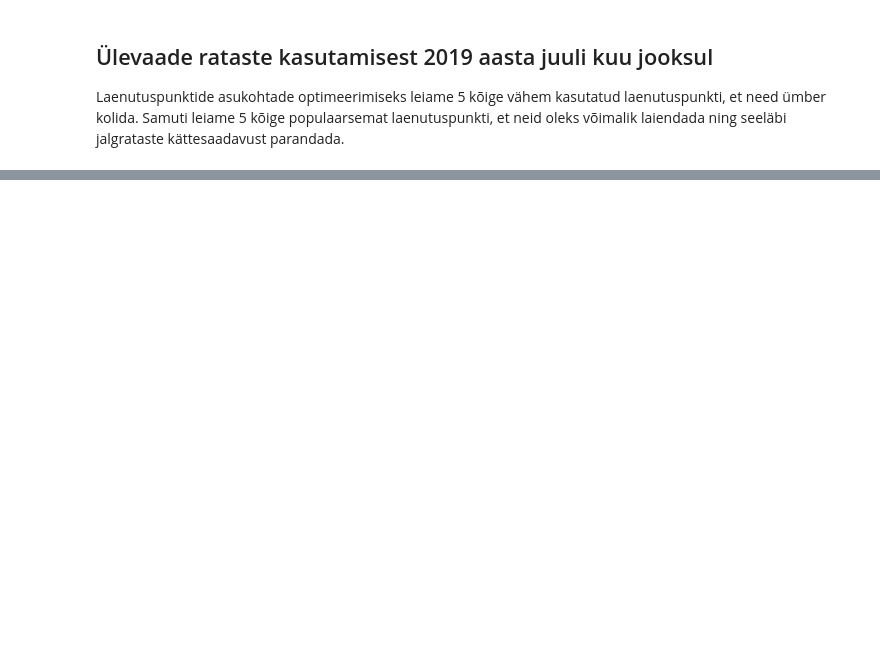
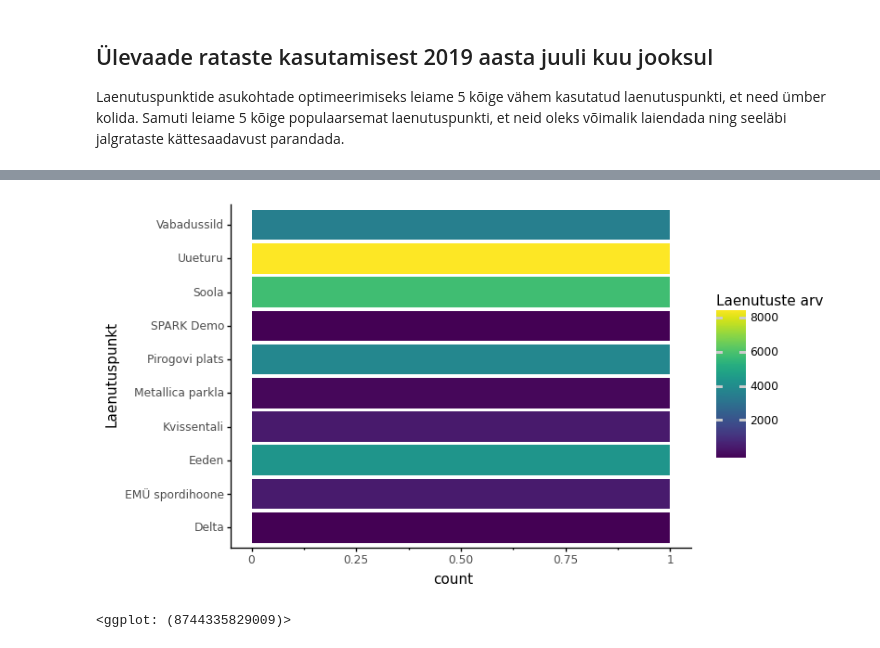
Before and after one commit to dlohmus/rattaringlus, a Jupyter notebook: Tartu_rattaringlus.ipynb, the cells around one changed output, grey strips where cells are left out. Cells and saved outputs as stored; diff of their text form; code cells hidden in the pictures; blank space fills up the shorter version.

```diff
--- a/Tartu_rattaringlus.ipynb
+++ b/Tartu_rattaringlus.ipynb
@@ -189,7 +183,7 @@ rattaringlus_df.drop(["Cost","Unlock Time","Lock Time"], axis=1, inplace=True)
 rattaringlus_df['Lock Date'] = rattaringlus_df['Lock Date'].astype('datetime64[ns]')
 rattaringlus_df['Membership'] = rattaringlus_df['Membership'].astype('string')
 rattaringlus_df['Length'] = rattaringlus_df['Length'].astype('float64')
-rattaringlus_df['Bike No'] = rattaringlus_df['Bike No'].fillna(0).astype('int')
+rattaringlus_df['Bike No'] = rattaringlus_df['Bike No'].astype('int')
 rattaringlus_df['Bike Type'] = rattaringlus_df['Bike Type'].astype('string')
 rattaringlus_df['Start Station'] = rattaringlus_df['Start Station'].astype('string')
 rattaringlus_df['End Station'] = rattaringlus_df['End Station'].astype('string')
@@ -226,11 +220,13 @@ memory usage: 12.2 MB
 Laenutuspunktide asukohtade optimeerimiseks leiame 5 kõige vähem kasutatud laenutuspunkti, et need ümber kolida. Samuti leiame 5 kõige populaarsemat laenutuspunkti, et neid oleks võimalik laiendada ning seeläbi jalgrataste kättesaadavust parandada.
 # %%
 #5 kõige populaarsemat ja 5 vähem kasutatud laenutuspunkti sõidu alustamise järgi
-laenutus_df=(rattaringlus_df["Start Station"].value_counts())
+laenutus_df=rattaringlus_df["Start Station"].value_counts().rename_axis('Laenutuspunkt').reset_index(name='Laenutuste arv')
 pop_df = laenutus_df.iloc[1:6]
 last_df = laenutus_df.iloc[-5:]
 
 #paneme need kokku 1 tabeliks
-laenutuspunktid = pd.concat([pop_df, last_df])
-print(laenutuspunktid)
+laenutuspunktid_df = pd.concat([pop_df, last_df])
+print("Muutuja mitu_tulpa on tüüpi:", type(laenutuspunktid_df))
+print("Andmefreimi mõõtmed:", laenutuspunktid_df.shape, "\n") #esimene nr näitab ridade, teine tulpade arvu
+print(display(laenutuspunktid_df))
 # %% [output]
@@ -248,2 +247,12 @@ Name: Start Station, dtype: Int64
 # %%
 import plotnine as p9
+# %%
+(
+    p9.ggplot(laenutuspunktid_df)
+    + p9.geom_bar(aes(x="Laenutuspunkt", fill="Laenutuste arv"))
+    + p9.coord_flip()
+    + p9.theme_classic()
+)
+# %% [output]
+[figure, added]
+<ggplot: (8744335829009)>
```
Also changed, not shown: parts of 8 cells of this notebook.
